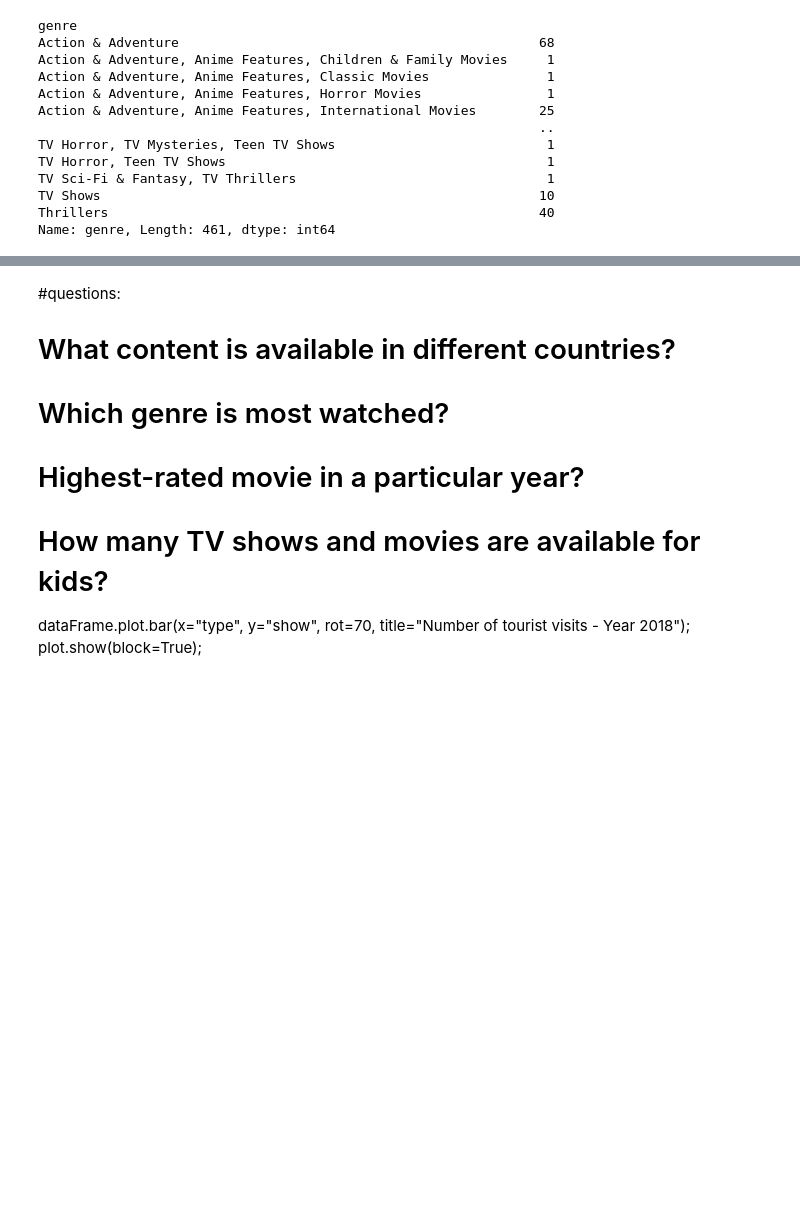
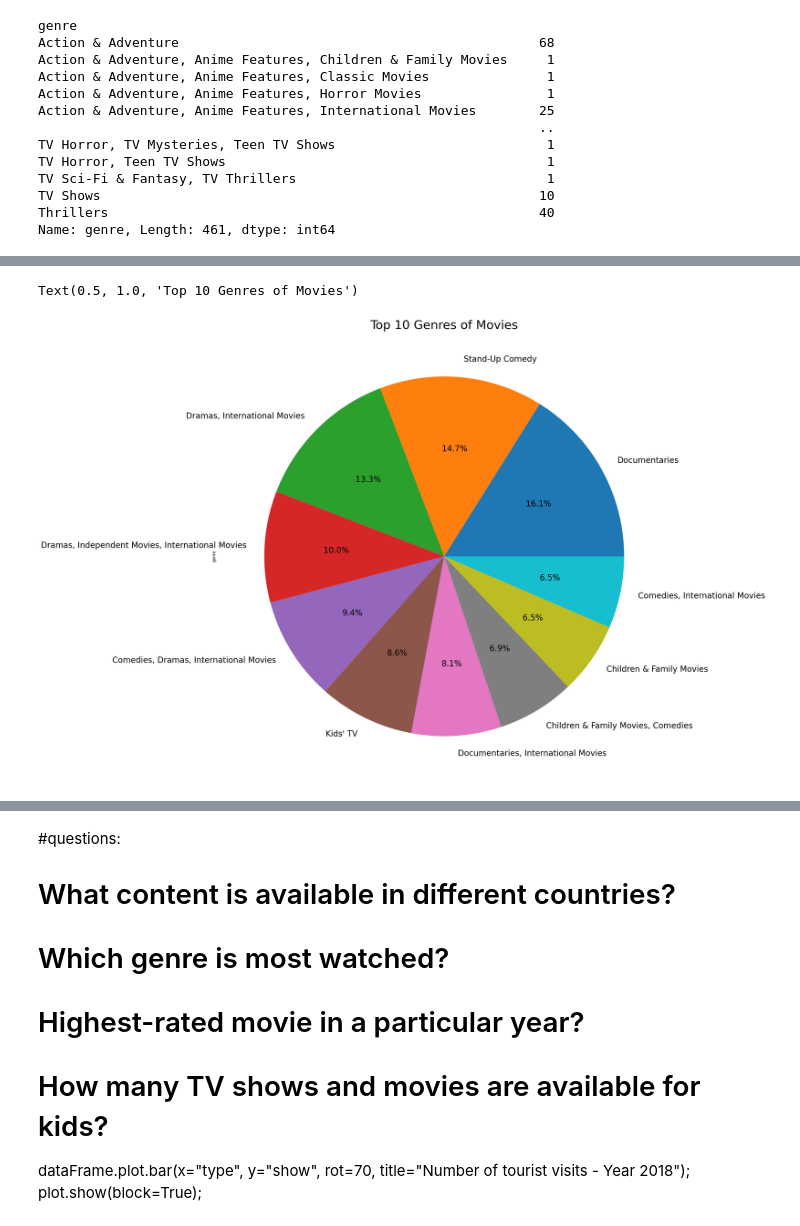
Before and after one commit to guptga/NetFlix-Movies-and-TV-Shows-Analysis, a Jupyter notebook: Netflix Data Analysis .ipynb, the cells around one changed output, grey strips where cells are left out. Drawn from its saved outputs; the diff is of its cells as text; code cells hidden in the pictures; blank space fills up the shorter version.

```diff
--- a/Netflix Data Analysis .ipynb
+++ b/Netflix Data Analysis .ipynb
@@ -324,3 +373,6 @@ TV Sci-Fi & Fantasy, TV Thrillers                                1
 TV Shows                                                        10
 Thrillers                                                       40
 Name: genre, Length: 461, dtype: int64
+# %%
+netflix_genre=netflix_data_df['genre'].value_counts().nlargest(10)
+netflix_genre
@@ -326,0 +391,6 @@ Name: genre, Length: 461, dtype: int64
+# %%
+netflix_genre.plot.pie(autopct='%1.1f%%', figsize=(20, 35), textprops={'fontsize': 20})
+plt.title("Top 10 Genres of Movies", size=30)
+# %% [output]
+Text(0.5, 1.0, 'Top 10 Genres of Movies')
+[figure, added]
```
Also changed, not shown: parts of 40 cells of this notebook, 3 other files.
